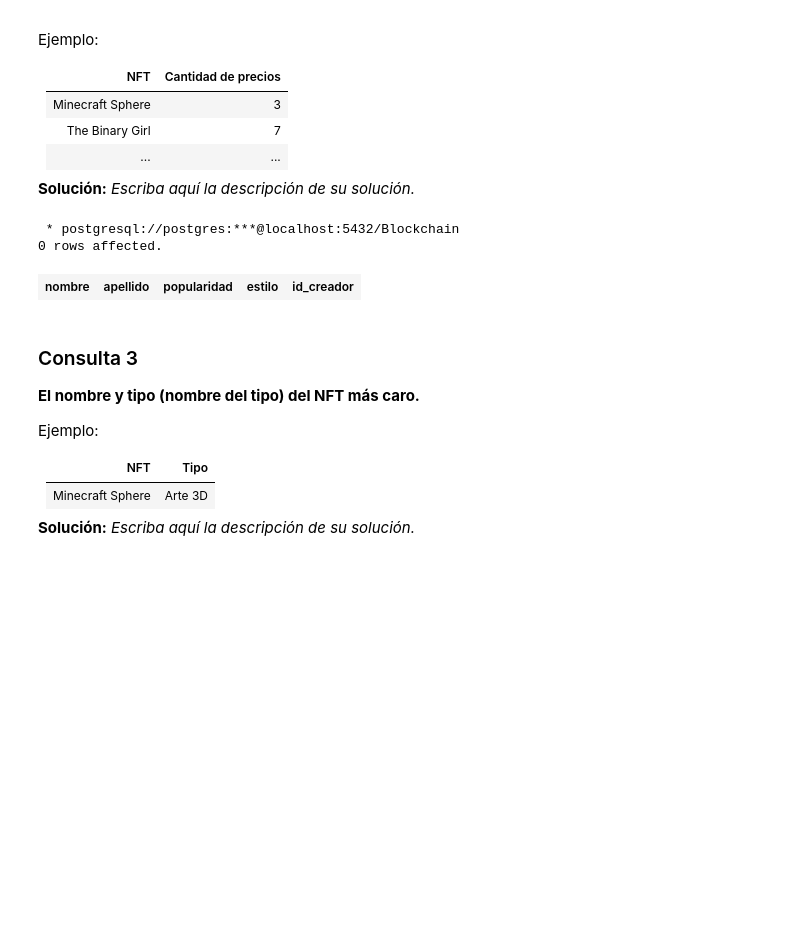
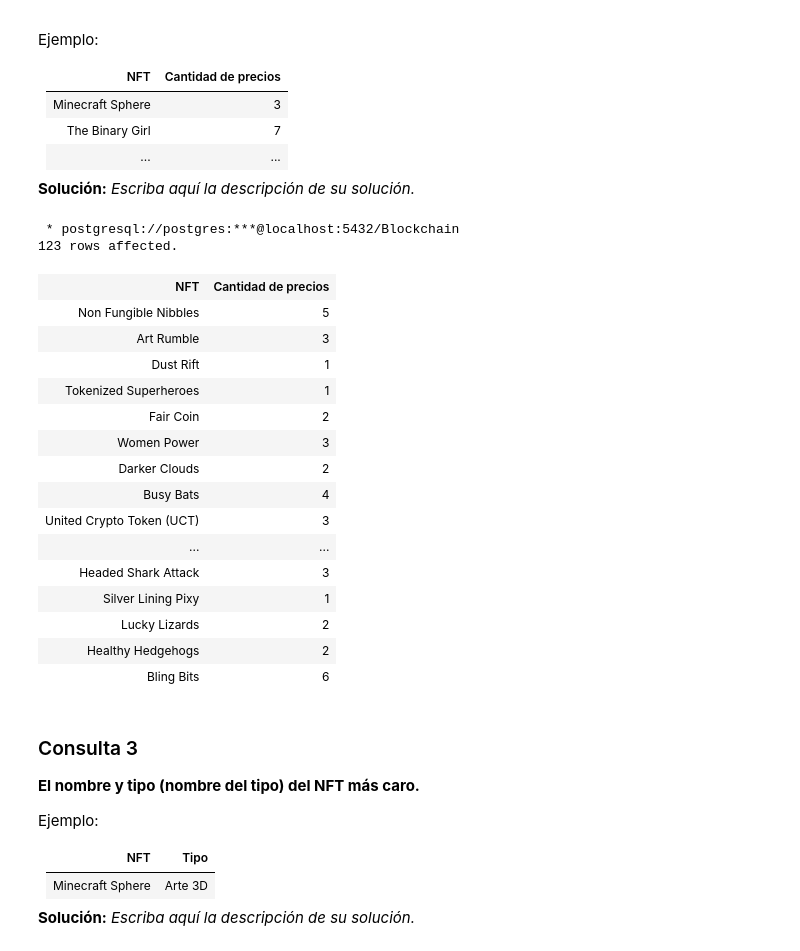
Before and after one commit to bryangonzalezr/INF239, a Jupyter notebook: Tarea-1-Grupo23/Tarea1_BD_2022-1 V.1.0 .ipynb, the cells around one changed output. Cells and saved outputs as stored; diff of their text form; code cells hidden in the pictures; blank space fills up the shorter version.

```diff
--- a/Tarea-1-Grupo23/Tarea1_BD_2022-1 V.1.0 .ipynb
+++ b/Tarea-1-Grupo23/Tarea1_BD_2022-1 V.1.0 .ipynb
@@ -402,16 +402,31 @@ Ejemplo:
 **Solución:** _Escriba aquí la descripción de su solución._
 # %%
 %%sql
-SELECT
-    NFT.nombre AS "NFT", precio_nft.precio AS " Cantidad de precio"
-FROM
-    nft
-WHERE
-    nombre = 'WillyRex';
+SELECT NFT.nombre AS "NFT", COUNT(NFT.ID_nft) AS "Cantidad de precios"
+
+FROM NFT
+		INNER JOIN Precio_NFT ON NFT.ID_nft = Precio_NFT.ID_nft
+
+GROUP BY NFT.ID_nft;
 # %% [output]
  * postgresql://postgres:***@localhost:5432/Blockchain
-0 rows affected.
+123 rows affected.
-| nombre | apellido | popularidad | estilo | id_creador |
+| NFT | Cantidad de precios |
+| Non Fungible Nibbles | 5 |
+| Art Rumble | 3 |
+| Dust Rift | 1 |
+| Tokenized Superheroes | 1 |
+| Fair Coin | 2 |
+| Women Power | 3 |
+| Darker Clouds | 2 |
+| Busy Bats | 4 |
+| United Crypto Token (UCT) | 3 |
+| ... | ... |
+| Headed Shark Attack | 3 |
+| Silver Lining Pixy | 1 |
+| Lucky Lizards | 2 |
+| Healthy Hedgehogs | 2 |
+| Bling Bits | 6 |
 # %% [markdown]
 ### Consulta 3
 **El nombre y tipo (nombre del tipo) del NFT más caro.**
```
Also changed, not shown: parts of 12 cells of this notebook.
